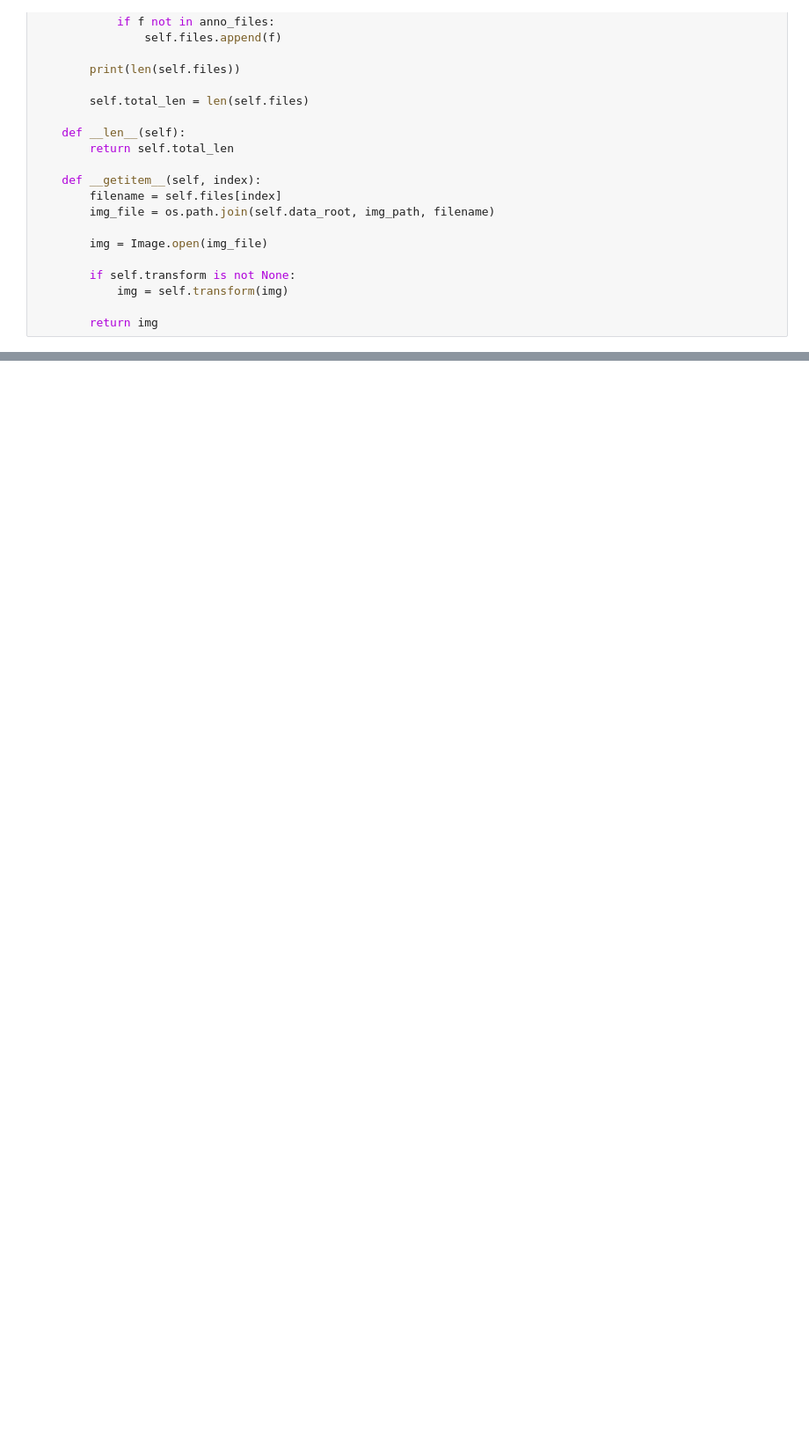
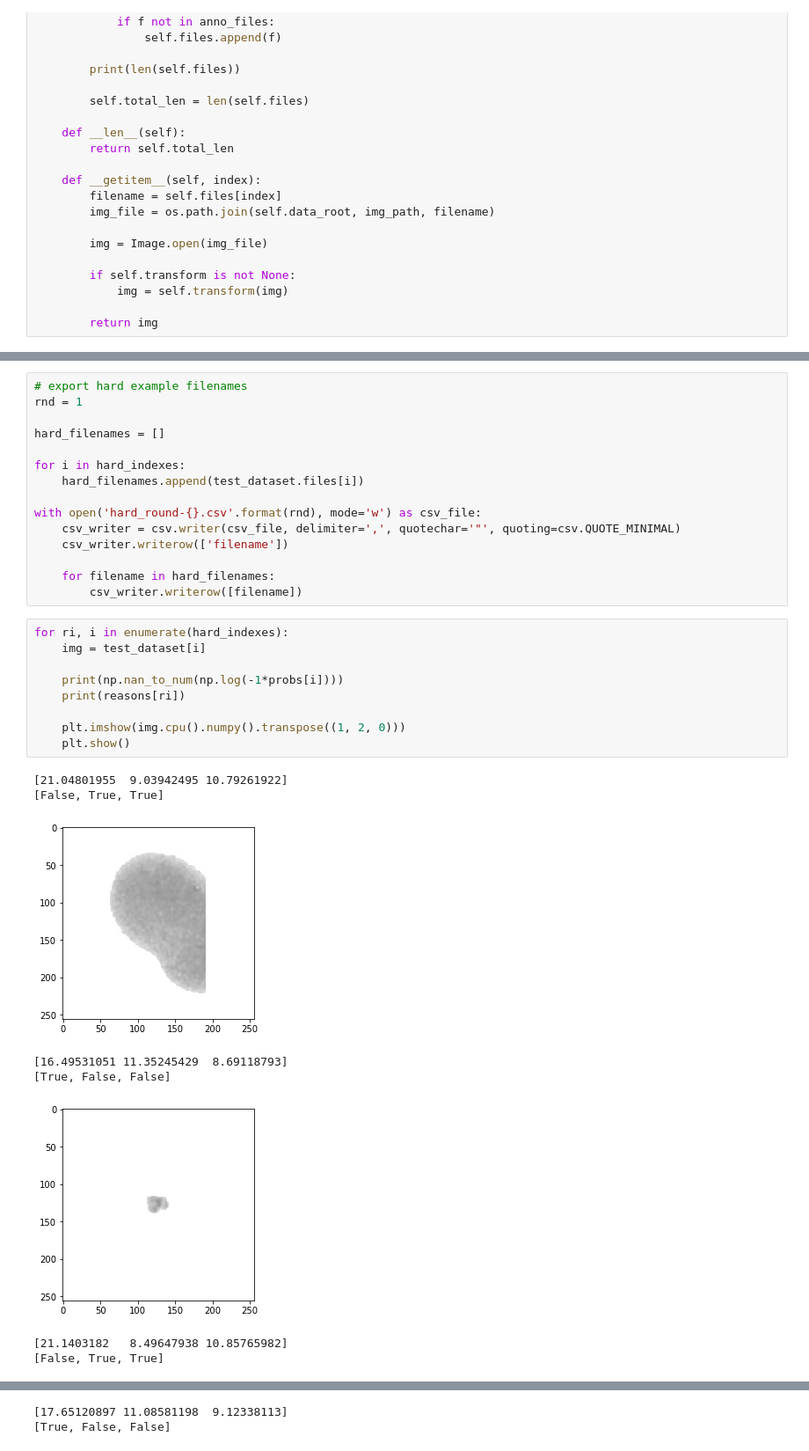
Before and after one commit to xiedidan/chromosome-classifier, a Jupyter notebook: classifier.ipynb, the cells around one changed output, grey strips where cells are left out. Shown at 88% size. Drawn from its saved outputs; the diff is of its cells as text; blank space fills up the shorter version.

```diff
--- a/classifier.ipynb
+++ b/classifier.ipynb
@@ -644,0 +840,33 @@ BrokenPipeError: [Errno 32] Broken pipe
+# %%
+# export hard example filenames
+rnd = 1
+
+hard_filenames = []
+
+for i in hard_indexes:
+    hard_filenames.append(test_dataset.files[i])
+
+with open('hard_round-{}.csv'.format(rnd), mode='w') as csv_file:
+    csv_writer = csv.writer(csv_file, delimiter=',', quotechar='"', quoting=csv.QUOTE_MINIMAL)
+    csv_writer.writerow(['filename'])
+
+    for filename in hard_filenames:
+        csv_writer.writerow([filename])
+# %%
+for ri, i in enumerate(hard_indexes):
+    img = test_dataset[i]
+
+    print(np.nan_to_num(np.log(-1*probs[i])))
+    print(reasons[ri])
+
+    plt.imshow(img.cpu().numpy().transpose((1, 2, 0)))
+    plt.show()
+# %% [output]
+[21.04801955  9.03942495 10.79261922]
+[False, True, True]
+[figure, added]
+[16.49531051 11.35245429  8.69118793]
+[True, False, False]
+[figure, added]
+[21.1403182   8.49647938 10.85765982]
+[False, True, True]
@@ -644,0 +874,2 @@ BrokenPipeError: [Errno 32] Broken pipe
+[17.65120897 11.08581198  9.12338113]
+[True, False, False]
```
Also changed, not shown: parts of 29 cells of this notebook, 2 other files.
